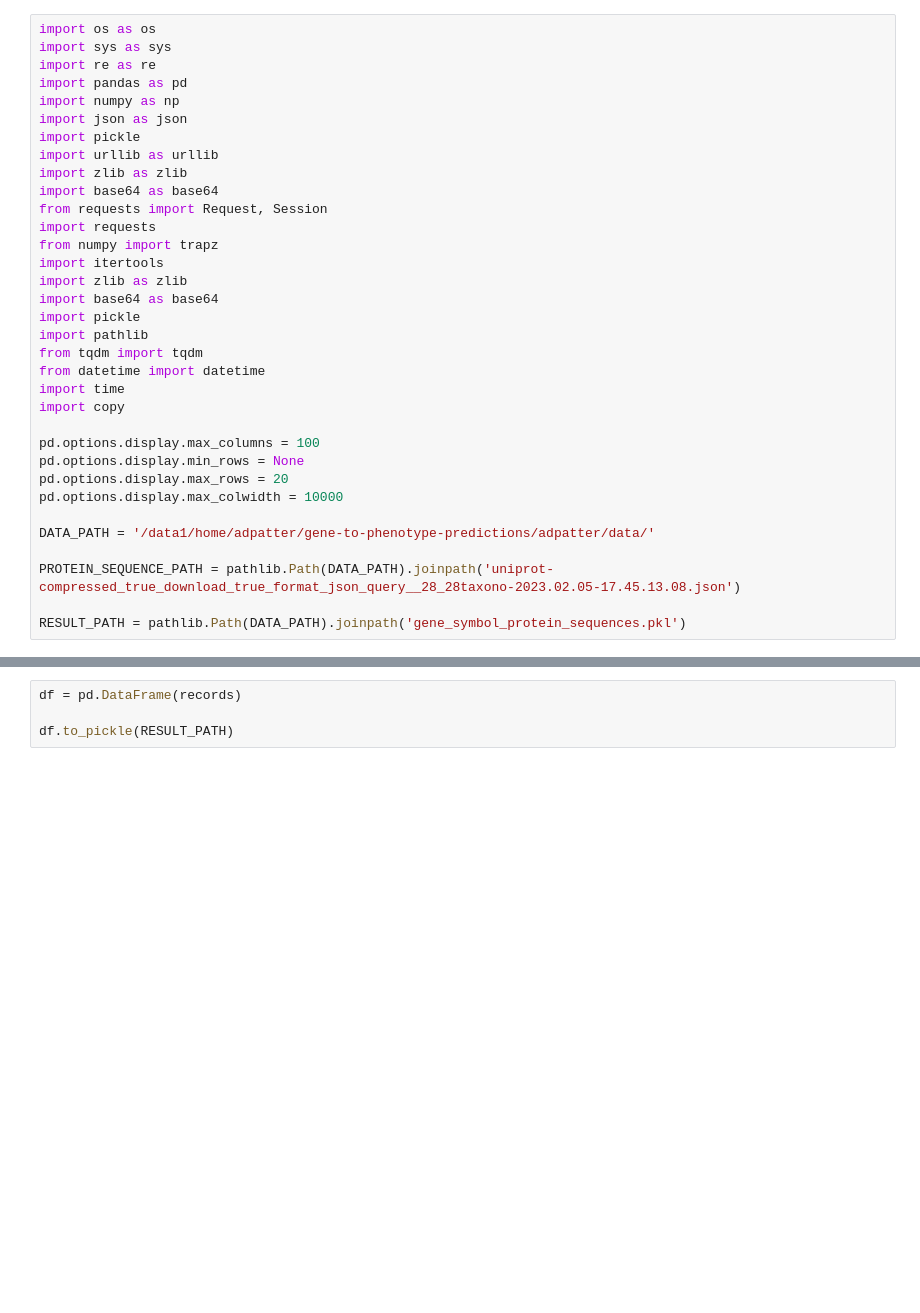
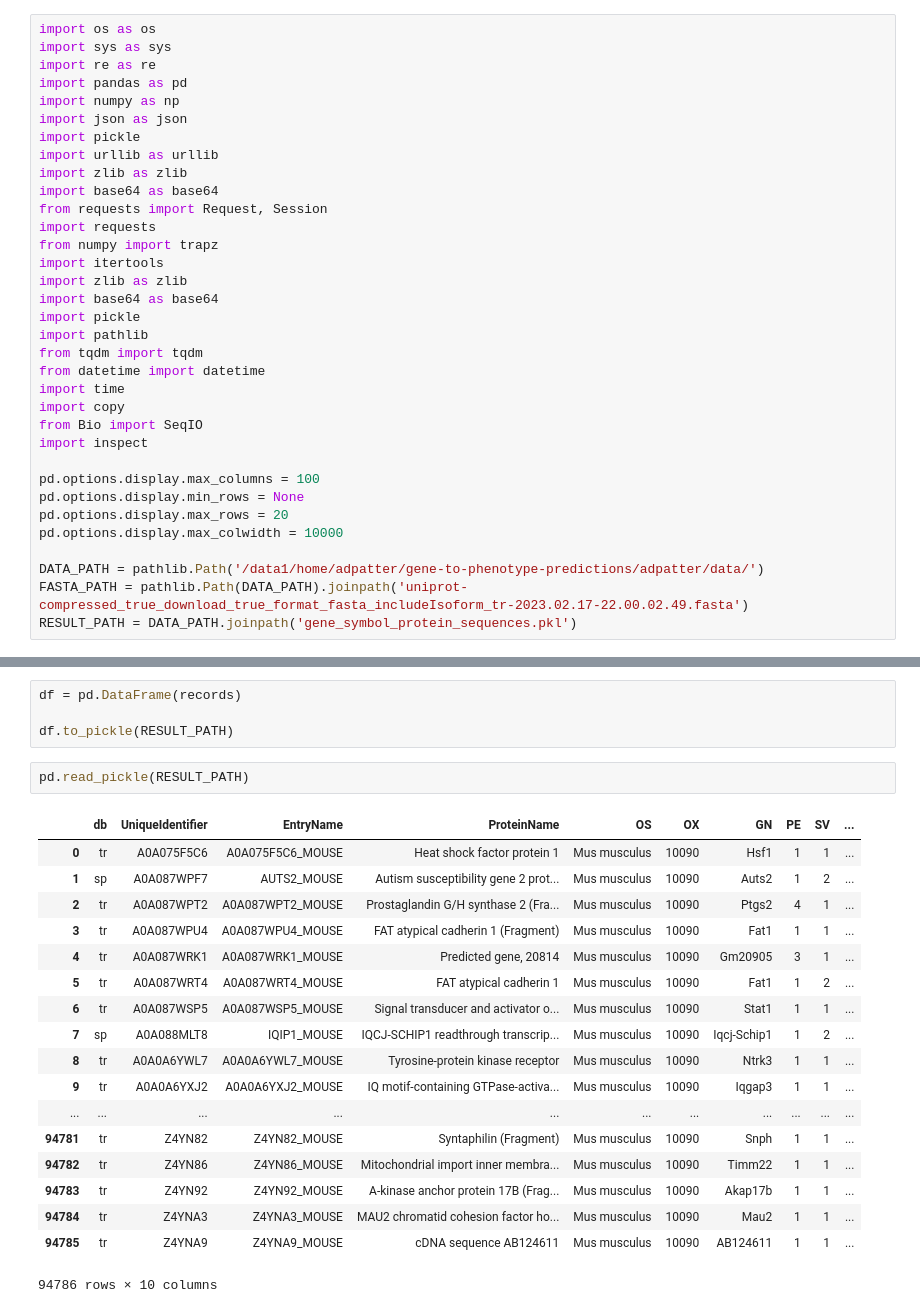
Before and after one commit to gene-to-phenotype-predictions/Baseline_TF-IDF_Analysis, a Jupyter notebook: gene_symbol_protein_sequences/main.ipynb, the cells around one changed output, grey strips where cells are left out. Drawn from its saved outputs; the diff is of its cells as text; blank space fills up the shorter version.

```diff
--- a/gene_symbol_protein_sequences/main.ipynb
+++ b/gene_symbol_protein_sequences/main.ipynb
@@ -21,14 +21,14 @@ from tqdm import tqdm
 from datetime import datetime
 import time
 import copy
+from Bio import SeqIO
+import inspect
 
 pd.options.display.max_columns = 100
 pd.options.display.min_rows = None
 pd.options.display.max_rows = 20
 pd.options.display.max_colwidth = 10000
 
-DATA_PATH = '/data1/home/adpatter/gene-to-phenotype-predictions/adpatter/data/'
-
-PROTEIN_SEQUENCE_PATH = pathlib.Path(DATA_PATH).joinpath('uniprot-compressed_true_download_true_format_json_query__28_28taxono-2023.02.05-17.45.13.08.json')
-
-RESULT_PATH = pathlib.Path(DATA_PATH).joinpath('gene_symbol_protein_sequences.pkl')
+DATA_PATH = pathlib.Path('/data1/home/adpatter/gene-to-phenotype-predictions/adpatter/data/')
+FASTA_PATH = pathlib.Path(DATA_PATH).joinpath('uniprot-compressed_true_download_true_format_fasta_includeIsoform_tr-2023.02.17-22.00.02.49.fasta')
+RESULT_PATH = DATA_PATH.joinpath('gene_symbol_protein_sequences.pkl')
@@ -65,3 +68,24 @@ for result in results:
 df = pd.DataFrame(records)
 
 df.to_pickle(RESULT_PATH)
+# %%
+pd.read_pickle(RESULT_PATH)
+# %% [output]
+|  | db | UniqueIdentifier | EntryName | ProteinName | OS | OX | GN | PE | SV | ... |
+| 0 | tr | A0A075F5C6 | A0A075F5C6_MOUSE | Heat shock factor protein 1 | Mus musculus | 10090 | Hsf1 | 1 | 1 | ... |
+| 1 | sp | A0A087WPF7 | AUTS2_MOUSE | Autism susceptibility gene 2 prot... | Mus musculus | 10090 | Auts2 | 1 | 2 | ... |
+| 2 | tr | A0A087WPT2 | A0A087WPT2_MOUSE | Prostaglandin G/H synthase 2 (Fra... | Mus musculus | 10090 | Ptgs2 | 4 | 1 | ... |
+| 3 | tr | A0A087WPU4 | A0A087WPU4_MOUSE | FAT atypical cadherin 1 (Fragment) | Mus musculus | 10090 | Fat1 | 1 | 1 | ... |
+| 4 | tr | A0A087WRK1 | A0A087WRK1_MOUSE | Predicted gene, 20814 | Mus musculus | 10090 | Gm20905 | 3 | 1 | ... |
+| 5 | tr | A0A087WRT4 | A0A087WRT4_MOUSE | FAT atypical cadherin 1 | Mus musculus | 10090 | Fat1 | 1 | 2 | ... |
+| 6 | tr | A0A087WSP5 | A0A087WSP5_MOUSE | Signal transducer and activator o... | Mus musculus | 10090 | Stat1 | 1 | 1 | ... |
+| 7 | sp | A0A088MLT8 | IQIP1_MOUSE | IQCJ-SCHIP1 readthrough transcrip... | Mus musculus | 10090 | Iqcj-Schip1 | 1 | 2 | ... |
+| 8 | tr | A0A0A6YWL7 | A0A0A6YWL7_MOUSE | Tyrosine-protein kinase receptor | Mus musculus | 10090 | Ntrk3 | 1 | 1 | ... |
+| 9 | tr | A0A0A6YXJ2 | A0A0A6YXJ2_MOUSE | IQ motif-containing GTPase-activa... | Mus musculus | 10090 | Iqgap3 | 1 | 1 | ... |
+| ... | ... | ... | ... | ... | ... | ... | ... | ... | ... | ... |
+| 94781 | tr | Z4YN82 | Z4YN82_MOUSE | Syntaphilin (Fragment) | Mus musculus | 10090 | Snph | 1 | 1 | ... |
+| 94782 | tr | Z4YN86 | Z4YN86_MOUSE | Mitochondrial import inner membra... | Mus musculus | 10090 | Timm22 | 1 | 1 | ... |
+| 94783 | tr | Z4YN92 | Z4YN92_MOUSE | A-kinase anchor protein 17B (Frag... | Mus musculus | 10090 | Akap17b | 1 | 1 | ... |
+| 94784 | tr | Z4YNA3 | Z4YNA3_MOUSE | MAU2 chromatid cohesion factor ho... | Mus musculus | 10090 | Mau2 | 1 | 1 | ... |
+| 94785 | tr | Z4YNA9 | Z4YNA9_MOUSE | cDNA sequence AB124611 | Mus musculus | 10090 | AB124611 | 1 | 1 | ... |
+94786 rows × 10 columns
```
Also changed, not shown: parts of 3 cells of this notebook, 1 other file.
